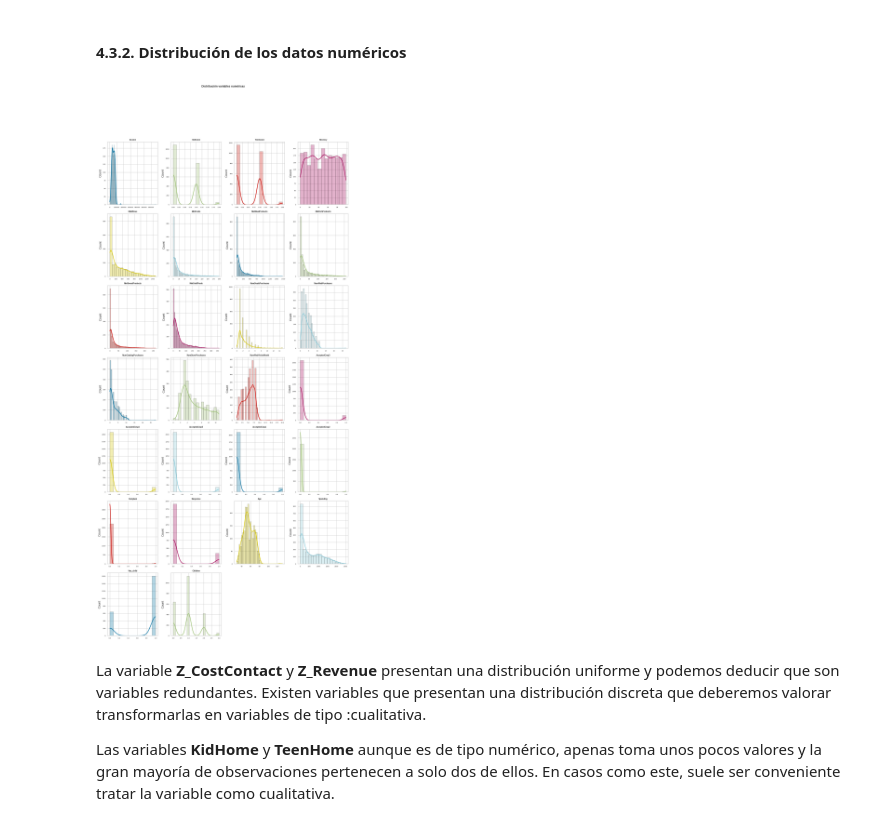
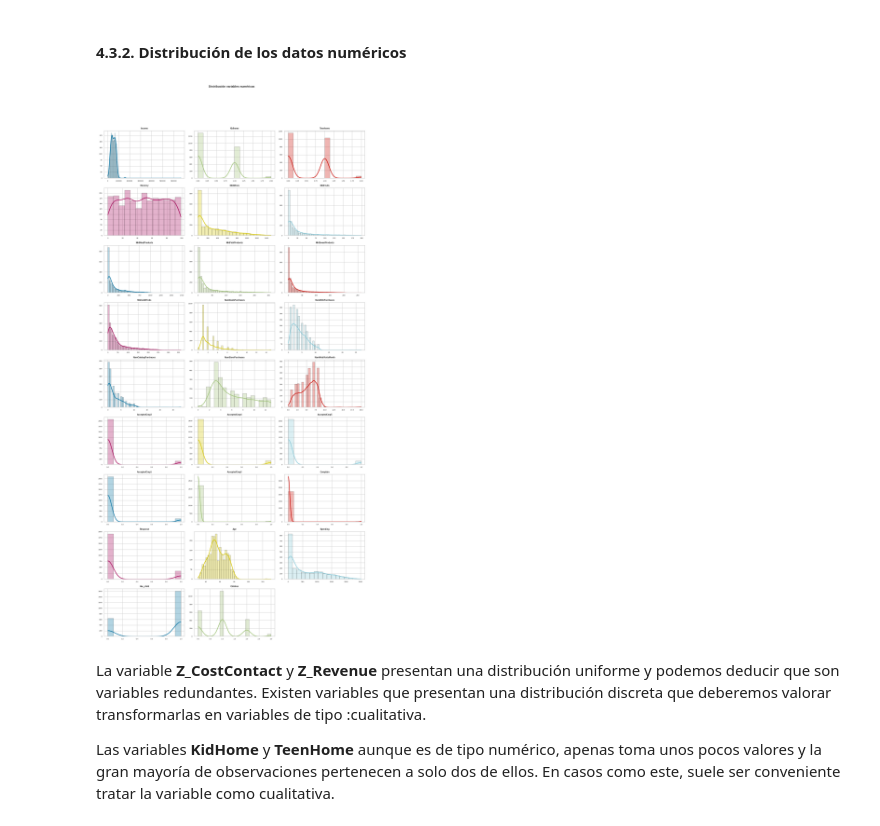
Before and after one commit to xbadiam/Marketing_Campaign, a Jupyter notebook: notebooks/MarketingCampaign_data_exploratory.ipynb, the cells around one changed output. Saved outputs shown, nothing was run; the diff lists cells and outputs as text; code cells hidden in the pictures.

```diff
--- a/notebooks/MarketingCampaign_data_exploratory.ipynb
+++ b/notebooks/MarketingCampaign_data_exploratory.ipynb
@@ -230,39 +235,37 @@ columnas_numeric = data.select_dtypes(include=['float64', 'int']).columns
 
 nColums_numeric = len(columnas_numeric)
 nRows_numeric = math.ceil(nColums_numeric / 3)
 
 # Adjust the figure size to accommodate all plots
-fig, axes = plt.subplots(nrows=nRows_numeric, ncols=4, figsize=(13, nRows_numeric * 4))
+fig, axes = plt.subplots(nrows=nRows_numeric, ncols=3, figsize=(13, nRows_numeric * 3))
 axes = axes.flat
 
 for i, colum in enumerate(columnas_numeric):
     sns.histplot(
         data     = data,
         x        = colum,
         stat     = "count",
         kde      = True,
         color    = (list(plt.rcParams['axes.prop_cycle'])*2)[i % len(plt.rcParams['axes.prop_cycle'])]["color"],
         line_kws = {'linewidth': 2},
         alpha    = 0.3,
         ax       = axes[i]
     )
+
     axes[i].set_title(colum, fontsize = 7, fontweight = "bold")
     axes[i].tick_params(labelsize = 6)
     axes[i].set_xlabel("")
-
-# Remove any unused subplots if the total number of subplots is greater than the number of columns
-#for j in range(i + 1, nRows_numeric * 3):
-    #fig.delaxes(axes[j])
+    axes[i].set_ylabel("")
 
 # Oculta ejes sobrantes si hay más subgráficos que columnas
 for ax in axes[len(columnas_numeric):]:
     ax.set_visible(False)
 
 fig.tight_layout()
 plt.subplots_adjust(top = 0.9)
 fig.suptitle('Distribución variables numéricas', fontsize = 10, fontweight = "bold");
 # %% [output]
-[figure, old version]
+[figure, new version]
 # %% [markdown]
 La variable **Z_CostContact** y **Z_Revenue** presentan una distribución uniforme y podemos deducir que son variables redundantes. Existen variables que presentan una distribución discreta que deberemos valorar transformarlas en variables de tipo :cualitativa.
 
```
Also changed, not shown: parts of 25 cells of this notebook.
